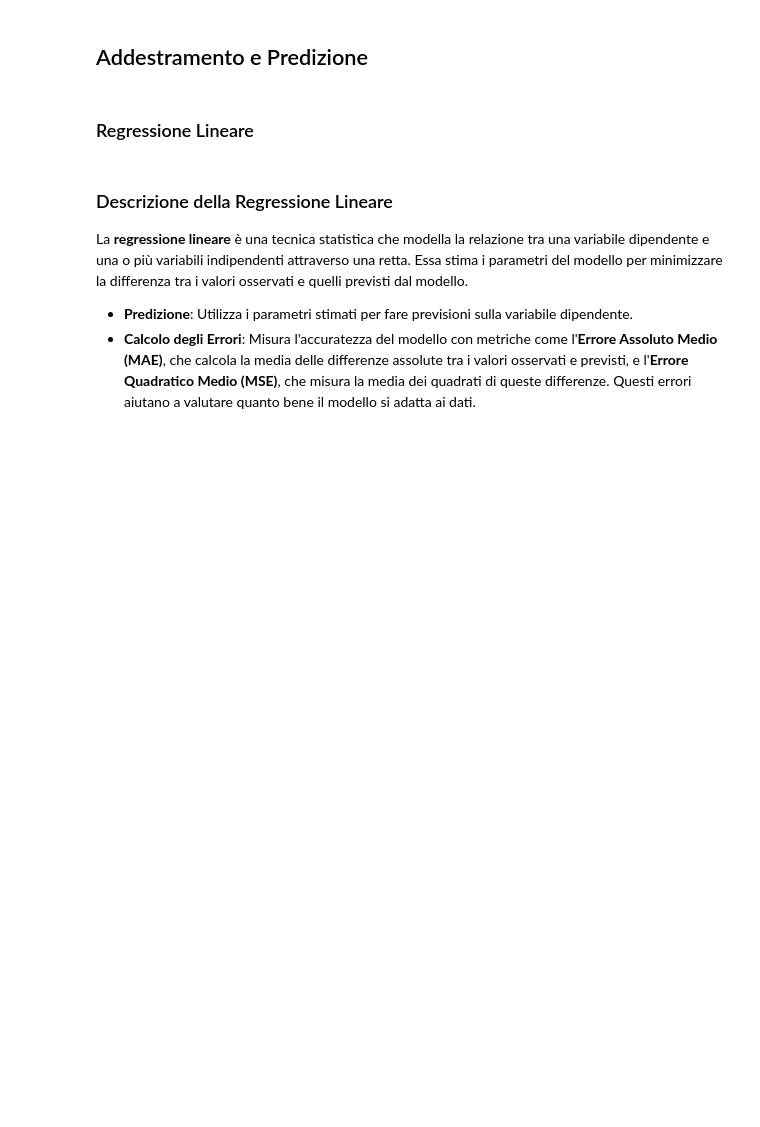
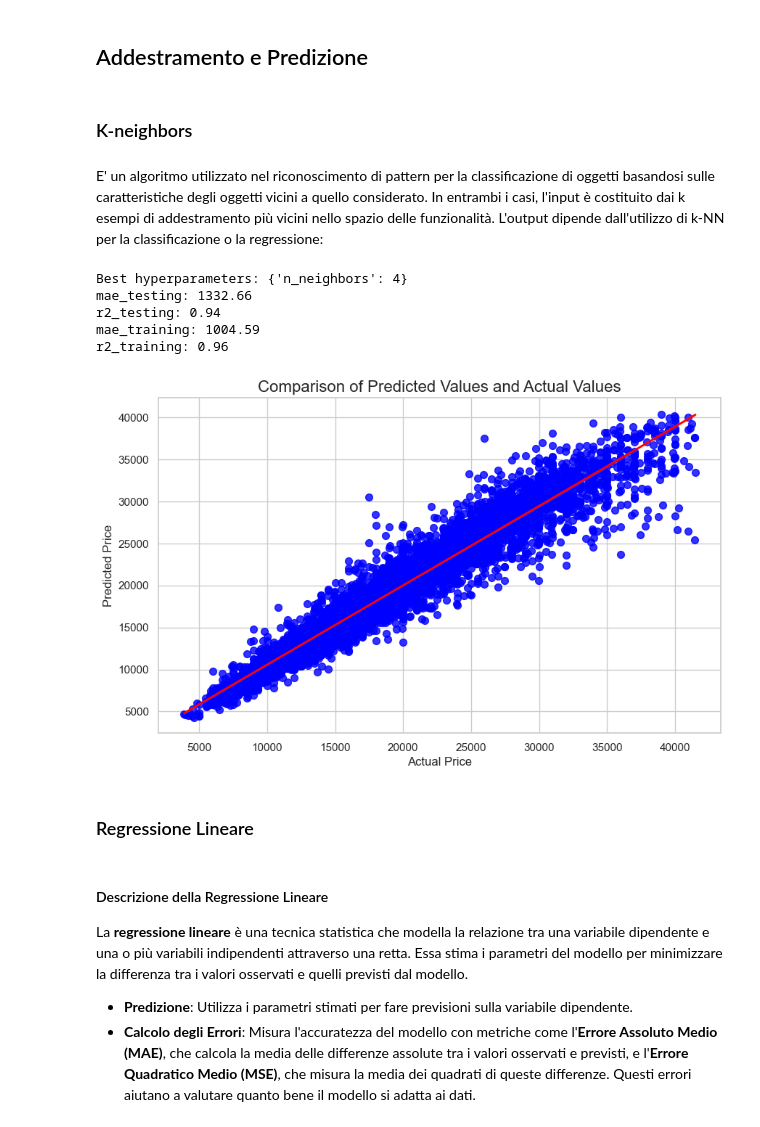
Before and after one commit to simonefesta/Car_Price_Prediction_ML, a Jupyter notebook: project.ipynb, the cells around one changed output. Cells and saved outputs as stored; diff of their text form; code cells hidden in the pictures; blank space fills up the shorter version.

```diff
--- a/project.ipynb
+++ b/project.ipynb
@@ -321,9 +321,74 @@ X_test_scaled = scaler.transform(X_test) #solo transform perchè non calcolo le
 # %% [markdown]
 <h2> Addestramento e Predizione</h2>
+# %%
+# Usati per memorizzare e confrontare i risultati.
+models=[]
+maes=[]
+r2s=[]
+# %% [markdown]
+<h3> K-neighbors </h3>
+# %% [markdown]
+E' un algoritmo utilizzato nel riconoscimento di pattern per la classificazione di oggetti basandosi sulle caratteristiche degli oggetti vicini a quello considerato. In entrambi i casi, l'input è costituito dai k esempi di addestramento più vicini nello spazio delle funzionalità. L'output dipende dall'utilizzo di k-NN per la classificazione o la regressione:
+# %%
+# Creazione e ricerca dei migliori parametri per K-Nearest Neighbors
+param_grid = {'n_neighbors': np.arange(1, 21)}
+
+random_search = RandomizedSearchCV(
+    KNeighborsRegressor(),                    # Il modello di regressione KNN da ottimizzare
+    param_distributions=param_grid,           # La griglia dei parametri da esplorare
+    n_iter=10,                                # Numero di combinazioni di parametri da testare (10)
+    cv=5,                                     # Numero di fold per k-fold cross validation (5)
+    scoring='neg_mean_absolute_error',        # Metodologia per valutare le prestazioni dei modelli (MAE negativo)
+    n_jobs=-1,                                # Numero di CPU da utilizzare (qui, tutti disponibili)
+    random_state=123456                       # Seme per garantire la riproducibilità dei risultati
+)
+random_search.fit(X_train_scaled, y_train)
+
+# Ottieni e stampa i migliori parametri
+best_k = random_search.best_params_['n_neighbors']
+print("Best hyperparameters:", random_search.best_params_)
+
+# Addestra il modello con i migliori parametri
+knn_model = KNeighborsRegressor(n_neighbors=best_k)
+knn_model.fit(X_train_scaled, y_train)
+
+# Previsioni e valutazione
+y_predict = knn_model.predict(X_test_scaled)
+train_y_pred = knn_model.predict(X_train_scaled)
+knn_mae = mean_absolute_error(y_test, y_predict)
+knn_r2 = r2_score(y_test, y_predict)
+maet = mean_absolute_error(y_train, train_y_pred)
+r2t = r2_score(y_train, train_y_pred)
+
+print(f'mae_testing: {knn_mae:.2f}')
+print(f'r2_testing: {knn_r2:.2f}')
+print(f'mae_training: {maet:.2f}')
+print(f'r2_training: {r2t:.2f}')
+
+# Memorizza i risultati
+models.append('K-Nearest Neighbors')
+maes.append(knn_mae)
+r2s.append(knn_r2)
+
+# Visualizzazione dei risultati
+plt.figure(figsize=(10, 6))
+sns.regplot(x=y_test, y=y_predict, scatter_kws={'s':50, 'color':'blue'}, line_kws={'color':'red', 'linewidth':2})
+plt.xlabel('Actual Price')
+plt.ylabel('Predicted Price')
+plt.title('Comparison of Predicted Values and Actual Values', fontsize=16)
+plt.grid(True)
+plt.show()
+# %% [output]
+Best hyperparameters: {'n_neighbors': 4}
+mae_testing: 1332.66
+r2_testing: 0.94
+mae_training: 1004.59
+r2_training: 0.96
+[figure, added]
 # %% [markdown]
 <h3> Regressione Lineare</h3>
 # %% [markdown]
-### Descrizione della Regressione Lineare
+<h4>Descrizione della Regressione Lineare</h4>
 
 La **regressione lineare** è una tecnica statistica che modella la relazione tra una variabile dipendente e una o più variabili indipendenti attraverso una retta. Essa stima i parametri del modello per minimizzare la differenza tra i valori osservati e quelli previsti dal modello.
 
```
Also changed, not shown: parts of 19 cells of this notebook.
